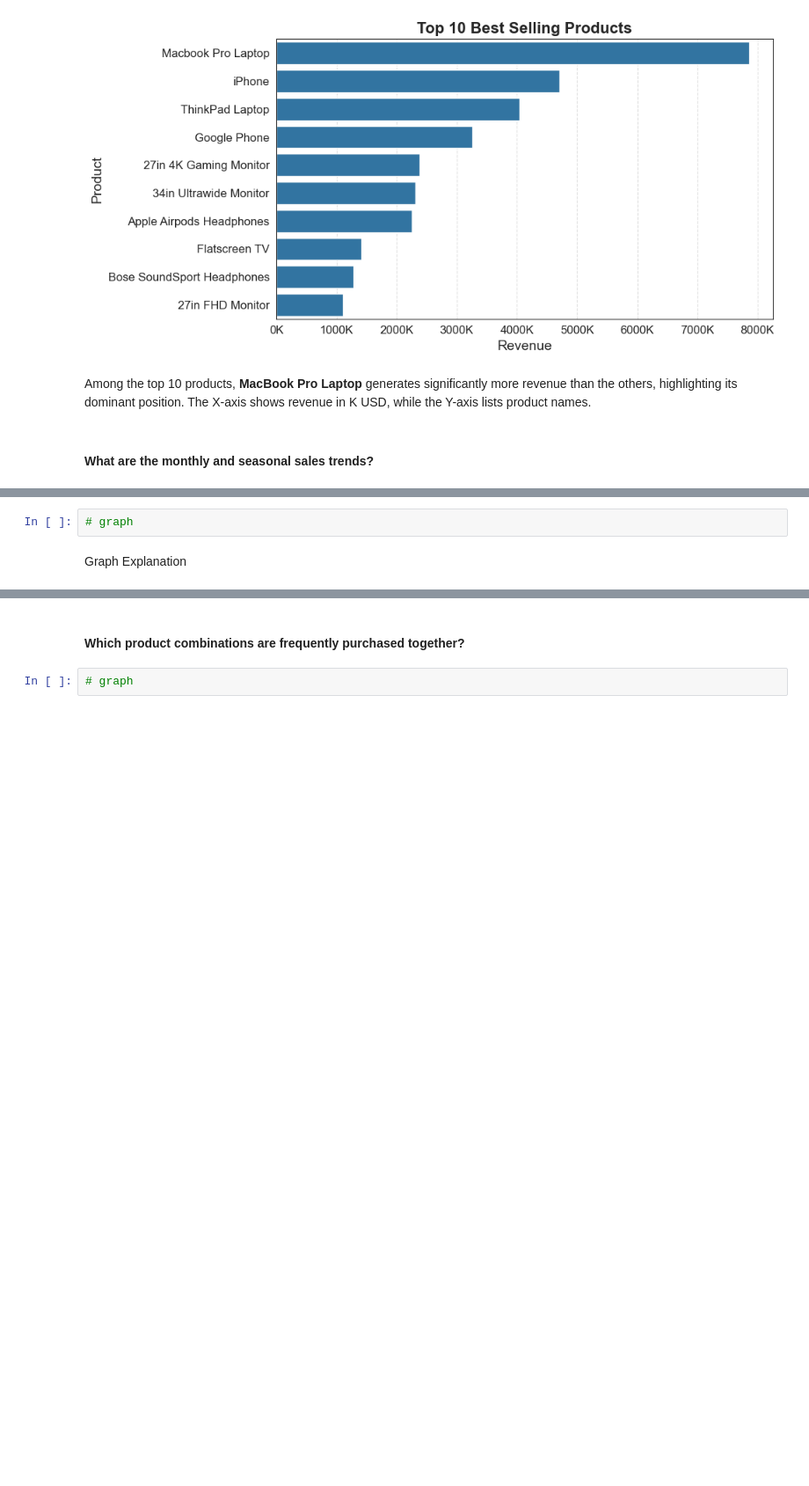
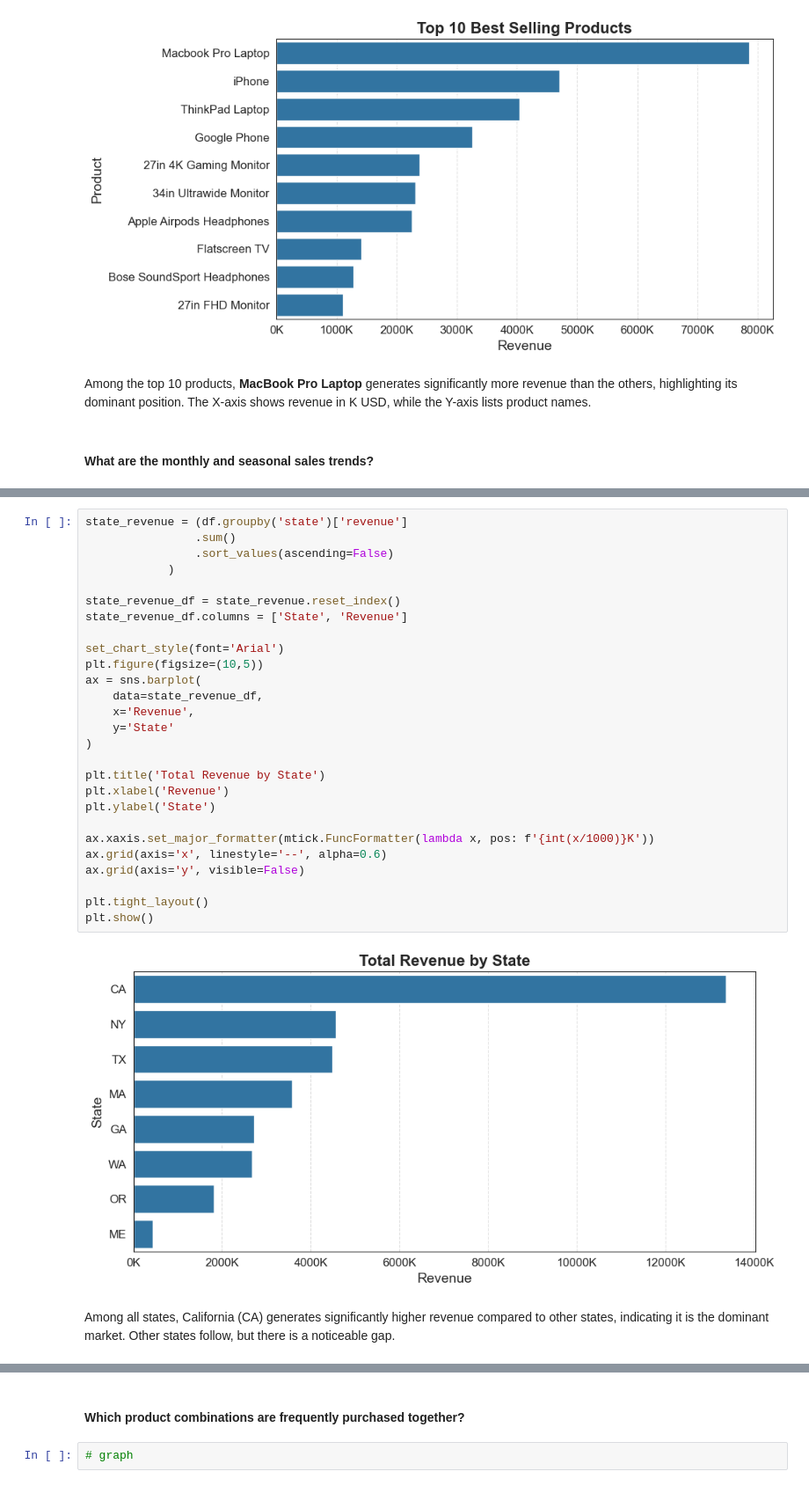
Before and after one commit to aliciawijaya98/sales_eda, a Jupyter notebook: Data Analysis.ipynb, the cells around one changed output, grey strips where cells are left out. Shown at 88% size. Drawn from its saved outputs; the diff is of its cells as text; blank space fills up the shorter version.

```diff
--- a/Data Analysis.ipynb
+++ b/Data Analysis.ipynb
@@ -127,4 +142,31 @@ Graph Explanation
 # %%
-# graph
+state_revenue = (df.groupby('state')['revenue']
+                .sum()
+                .sort_values(ascending=False)
+            )
+
+state_revenue_df = state_revenue.reset_index()
+state_revenue_df.columns = ['State', 'Revenue']
+
+set_chart_style(font='Arial')
+plt.figure(figsize=(10,5))
+ax = sns.barplot(
+    data=state_revenue_df,
+    x='Revenue',
+    y='State'
+)
+
+plt.title('Total Revenue by State')
+plt.xlabel('Revenue')
+plt.ylabel('State')
+
+ax.xaxis.set_major_formatter(mtick.FuncFormatter(lambda x, pos: f'{int(x/1000)}K'))
+ax.grid(axis='x', linestyle='--', alpha=0.6)
+ax.grid(axis='y', visible=False)
+
+plt.tight_layout()
+plt.show()
+# %% [output]
+[figure, added]
 # %% [markdown]
-Graph Explanation
+Among all states, California (CA) generates significantly higher revenue compared to other states, indicating it is the dominant market. Other states follow, but there is a noticeable gap.
```
Also changed, not shown: parts of 6 cells of this notebook.
